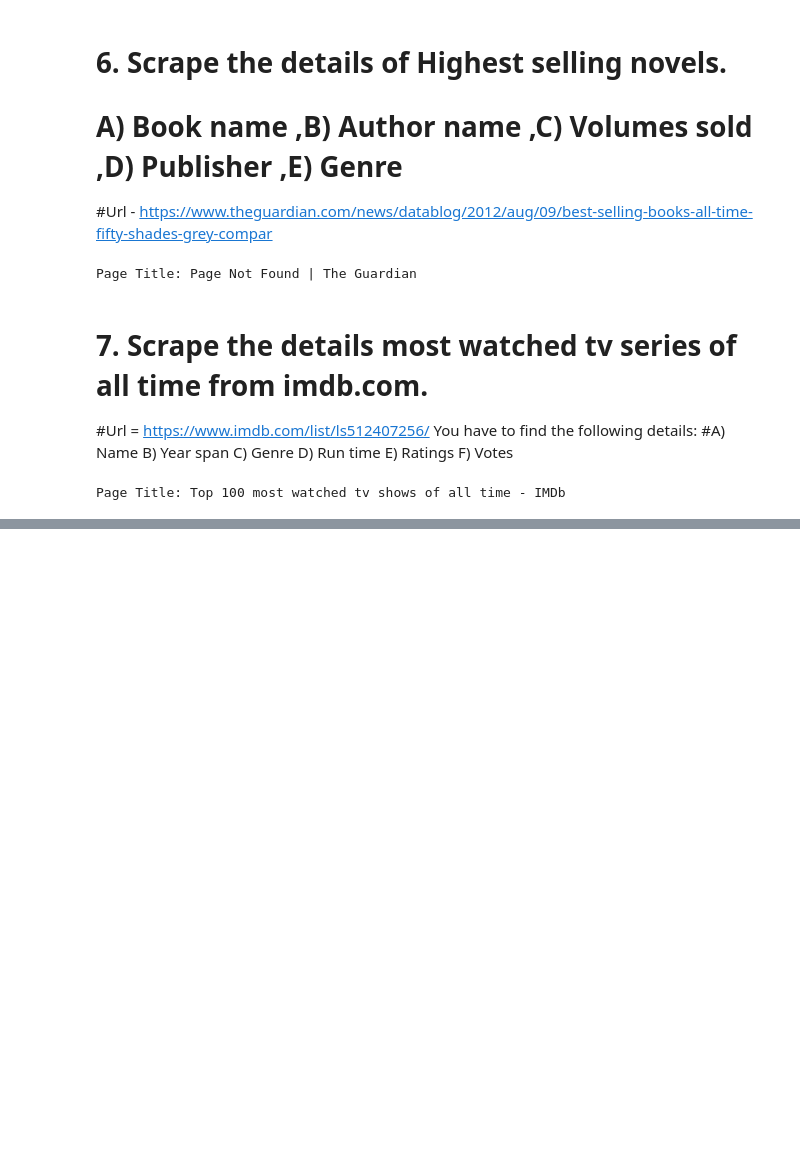
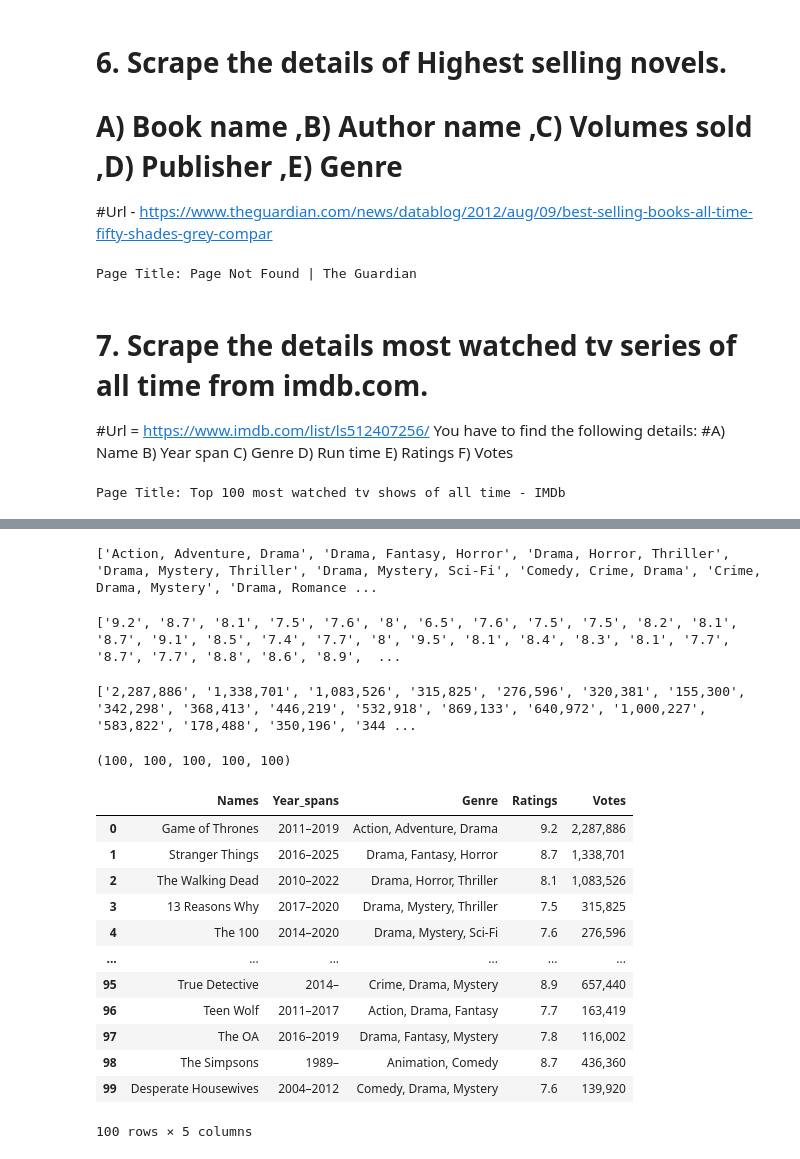
Before and after one commit to nallagondu/datatrained_inter_public, a Jupyter notebook: assignment4_EOD07thMay.ipynb, the cells around one changed output, grey strips where cells are left out. Saved outputs shown, nothing was run; the diff lists cells and outputs as text; code cells hidden in the pictures; blank space fills up the shorter version.

```diff
--- a/assignment4_EOD07thMay.ipynb
+++ b/assignment4_EOD07thMay.ipynb
@@ -687,0 +643,55 @@ Stacktrace:
+# %%
+Genre_s = []
+
+Genres = driver.find_elements(By.XPATH,'//div[@class="lister-item-content"]/p/span[5]')
+for i in Genres:
+    Genre = i.text
+    Genre_s.append(Genre)
+
+print(Genre_s)
+# %% [output]
+['Action, Adventure, Drama', 'Drama, Fantasy, Horror', 'Drama, Horror, Thriller', 'Drama, Mystery, Thriller', 'Drama, Mystery, Sci-Fi', 'Comedy, Crime, Drama', 'Crime, Drama, Mystery', 'Drama, Romance ...
+# %%
+Ratings = []
+Votes = []
+rate_s = driver.find_elements(By.XPATH,'//div[@class="ipl-rating-star small"]/span[2]')
+for i in rate_s:
+    rate = i.text
+    Ratings.append(rate)
+
+print(Ratings)
+# %% [output]
+['9.2', '8.7', '8.1', '7.5', '7.6', '8', '6.5', '7.6', '7.5', '7.5', '8.2', '8.1', '8.7', '9.1', '8.5', '7.4', '7.7', '8', '9.5', '8.1', '8.4', '8.3', '8.1', '7.7', '8.7', '7.7', '8.8', '8.6', '8.9',  ...
+# %%
+Votes = []
+vote_s = driver.find_elements(By.XPATH,'//div[@class="lister-item-content"]/p[4]/span[2]')
+for i in vote_s:
+    vote = i.text
+    Votes.append(vote)
+
+print(Votes)
+# %% [output]
+['2,287,886', '1,338,701', '1,083,526', '315,825', '276,596', '320,381', '155,300', '342,298', '368,413', '446,219', '532,918', '869,133', '640,972', '1,000,227', '583,822', '178,488', '350,196', '344 ...
+# %%
+len(Votes),len(Ratings),len(Genre_s),len(Year_spans),len(Names)
+# %% [output]
+(100, 100, 100, 100, 100)
+# %%
+import pandas as pd
+df_imdb = pd.DataFrame({'Names':Names,'Year_spans':Year_spans,'Genre':Genre_s,'Ratings':Ratings,'Votes':Votes})
+# %%
+df_imdb
+# %% [output]
+|  | Names | Year_spans | Genre | Ratings | Votes |
+| 0 | Game of Thrones | 2011–2019 | Action, Adventure, Drama | 9.2 | 2,287,886 |
+| 1 | Stranger Things | 2016–2025 | Drama, Fantasy, Horror | 8.7 | 1,338,701 |
+| 2 | The Walking Dead | 2010–2022 | Drama, Horror, Thriller | 8.1 | 1,083,526 |
+| 3 | 13 Reasons Why | 2017–2020 | Drama, Mystery, Thriller | 7.5 | 315,825 |
+| 4 | The 100 | 2014–2020 | Drama, Mystery, Sci-Fi | 7.6 | 276,596 |
+| ... | ... | ... | ... | ... | ... |
+| 95 | True Detective | 2014– | Crime, Drama, Mystery | 8.9 | 657,440 |
+| 96 | Teen Wolf | 2011–2017 | Action, Drama, Fantasy | 7.7 | 163,419 |
+| 97 | The OA | 2016–2019 | Drama, Fantasy, Mystery | 7.8 | 116,002 |
+| 98 | The Simpsons | 1989– | Animation, Comedy | 8.7 | 436,360 |
+| 99 | Desperate Housewives | 2004–2012 | Comedy, Drama, Mystery | 7.6 | 139,920 |
+100 rows × 5 columns
```
Also changed, not shown: parts of 8 cells of this notebook.
